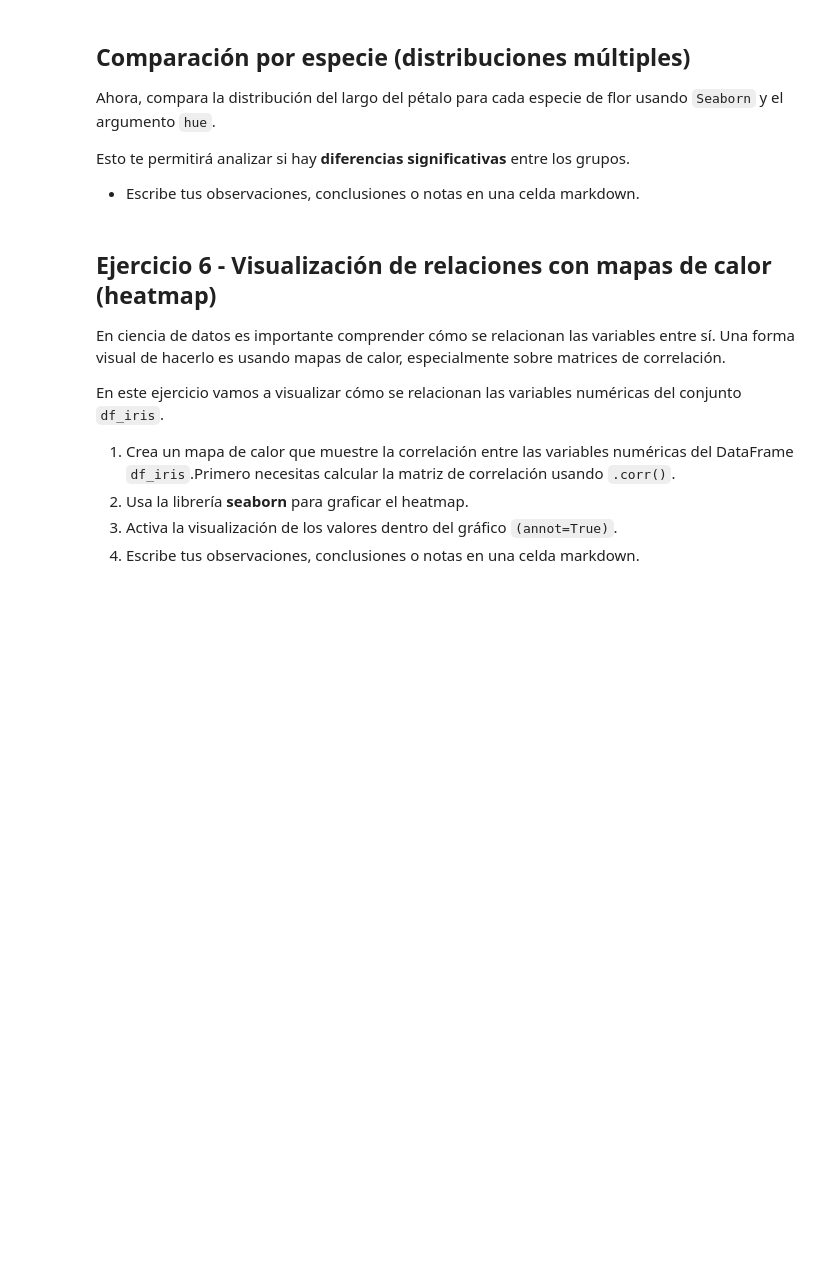
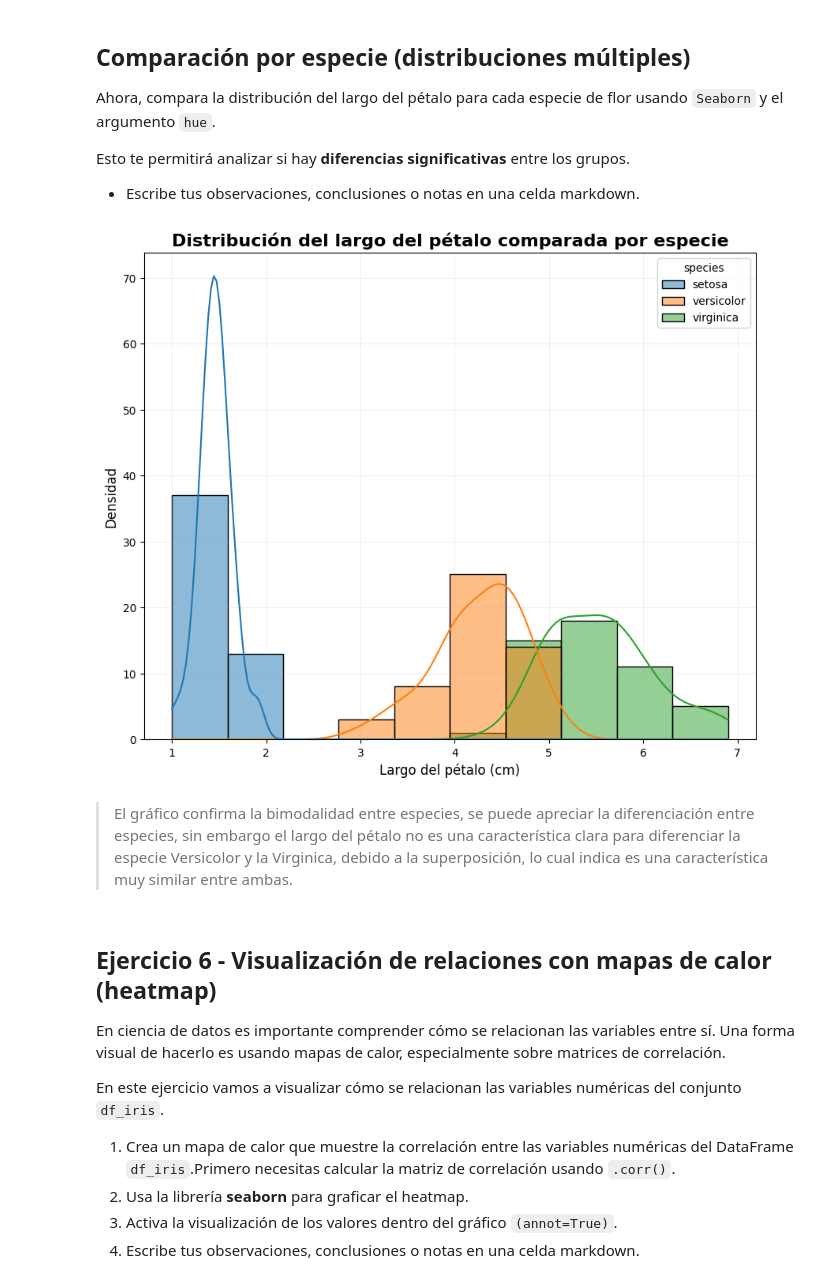
Before and after one commit to 4GeeksAcademy/CarlosRestrepo-visualization-matplot-and-seaborn, a Jupyter notebook: 03-project-visualization.ipynb, the cells around one changed output. Cells and saved outputs as stored; diff of their text form; code cells hidden in the pictures; blank space fills up the shorter version.

```diff
--- a/03-project-visualization.ipynb
+++ b/03-project-visualization.ipynb
@@ -253,7 +281,20 @@ Esto te permitirá analizar si hay **diferencias significativas** entre los grup
 
 - Escribe tus observaciones, conclusiones o notas en una celda markdown.
 # %%
-# Tu código
+plt.figure(figsize=(10, 8))
+sns.histplot(data=df_iris, x='petal length (cm)',
+             bins='doane',
+             hue='species',
+             kde=True
+             )
+plt.title('Distribución del largo del pétalo comparada por especie', fontsize=16, fontweight='bold')
+plt.xlabel('Largo del pétalo (cm)', fontsize=12)
+plt.ylabel('Densidad', fontsize=12)
+plt.grid(alpha=0.2)
+# %% [output]
+[figure, added]
+# %% [markdown]
+> El gráfico confirma la bimodalidad entre especies, se puede apreciar la diferenciación entre especies, sin embargo el largo del pétalo no es una característica clara para diferenciar la especie Versicolor y la Virginica, debido a la superposición, lo cual indica es una característica muy similar entre ambas.
 # %% [markdown]
 ## Ejercicio 6 - Visualización de relaciones con mapas de calor (heatmap)
 
```
Also changed, not shown: parts of 20 cells of this notebook.
